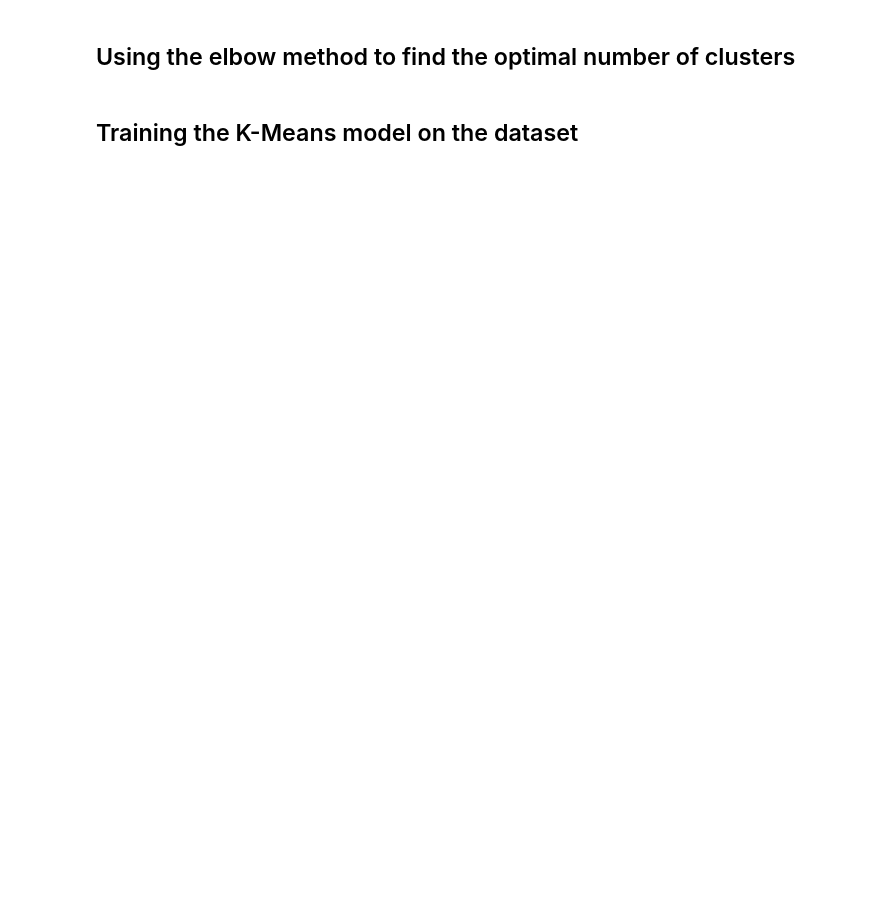
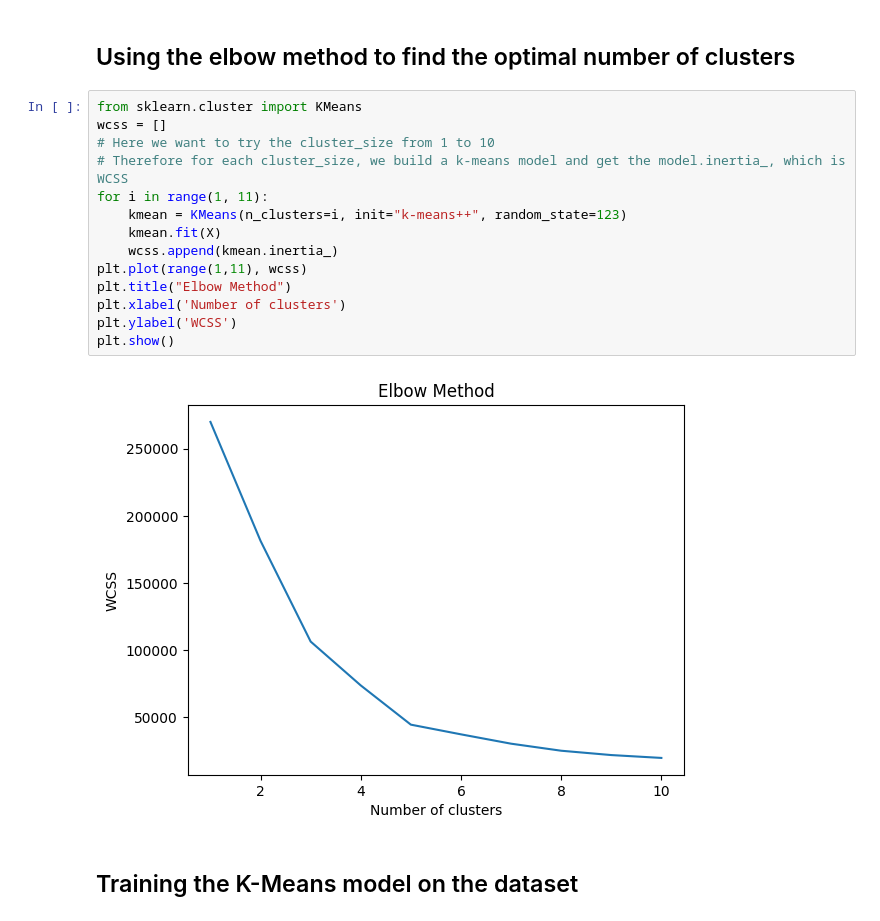
Before and after one commit to Helenbzbz/ML-AtoZ-Code, a Jupyter notebook: Machine_Learning_A-Z/Section 24 K-means Clustering/k_means_clustering.ipynb, the cells around one changed output. Cells and saved outputs as stored; diff of their text form; blank space fills up the shorter version.

```diff
--- a/Machine_Learning_A-Z/Section 24 K-means Clustering/k_means_clustering.ipynb
+++ b/Machine_Learning_A-Z/Section 24 K-means Clustering/k_means_clustering.ipynb
@@ -13,4 +33,20 @@ ModuleNotFoundError: No module named 'numpy'
 # %% [markdown]
 ## Using the elbow method to find the optimal number of clusters
+# %%
+from sklearn.cluster import KMeans
+wcss = []
+# Here we want to try the cluster_size from 1 to 10
+# Therefore for each cluster_size, we build a k-means model and get the model.inertia_, which is WCSS
+for i in range(1, 11):
+    kmean = KMeans(n_clusters=i, init="k-means++", random_state=123)
+    kmean.fit(X)
+    wcss.append(kmean.inertia_)
+plt.plot(range(1,11), wcss)
+plt.title("Elbow Method")
+plt.xlabel('Number of clusters')
+plt.ylabel('WCSS')
+plt.show()
+# %% [output]
+[figure, added]
 # %% [markdown]
 ## Training the K-Means model on the dataset
```
Also changed, not shown: parts of 4 cells of this notebook.
